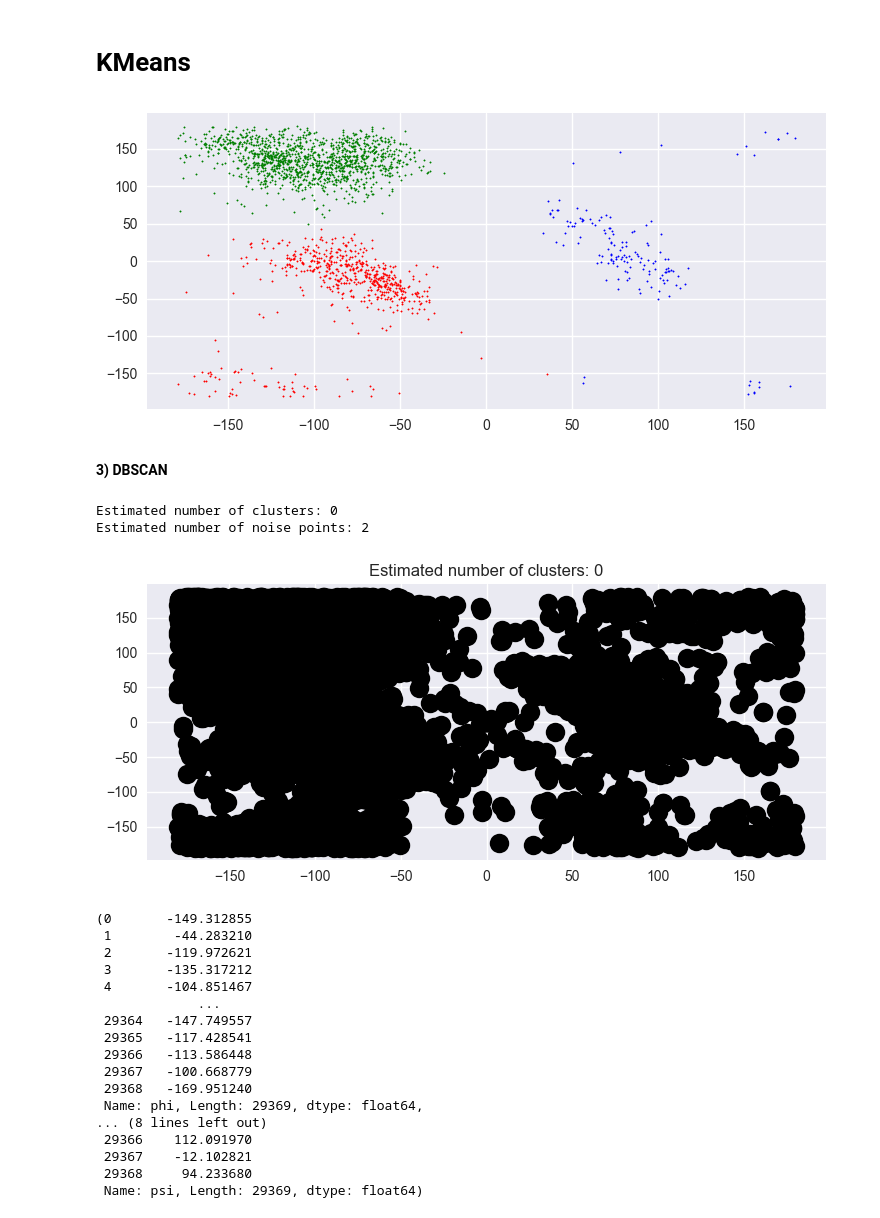
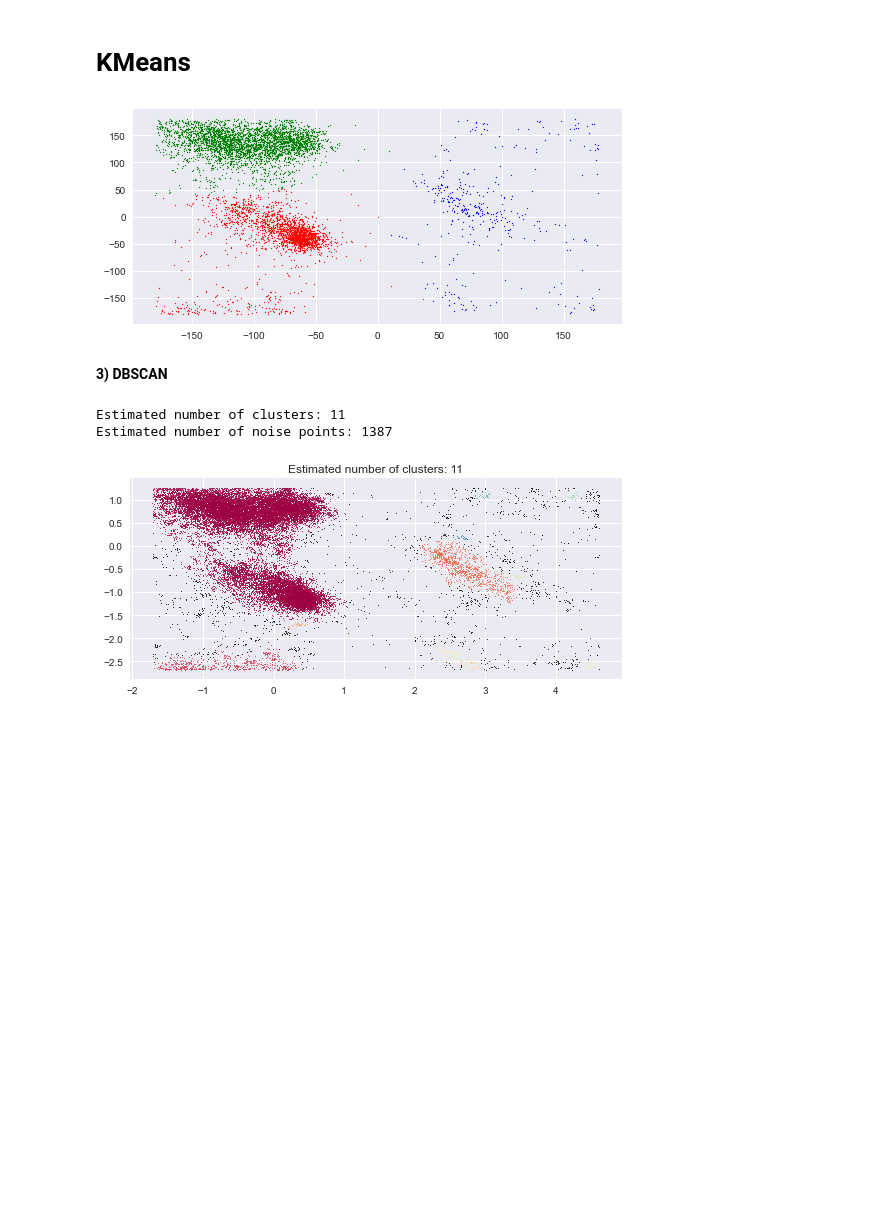
Before and after one commit to Niclindm/DAT405, a Jupyter notebook: Weekly assignment 3/Assigment3.ipynb, the cells around one changed output. Drawn from its saved outputs; the diff is of its cells as text; code cells hidden in the pictures; blank space fills up the shorter version.

Commit message:
dbscan

```diff
--- a/Weekly assignment 3/Assigment3.ipynb
+++ b/Weekly assignment 3/Assigment3.ipynb
@@ -35,17 +38,18 @@ kmeans = KMeans(n_clusters=3).fit_predict(X)
 zipped = zip(xy_vals, kmeans)
 colors = 'rgbmyck'
 
-for xy, index in list(zipped)[0:2000]:
+for xy, index in list(zipped)[0::5]:
     plt.scatter(xy[0], xy[1], s=1, c=colors[index])
 
 plt.show()
 # %% [output]
-[figure, old version]
+[figure, new version]
 # %% [markdown]
 **3) DBSCAN**
 # %%
 # computing the DBSCAN
-db = DBSCAN(eps=2, min_samples=2,).fit(X)
+X = StandardScaler().fit_transform(X)
+db = DBSCAN(eps=0.1, min_samples=20,).fit(X)
 core_samples_mask = np.zeros_like(db.labels_, dtype=bool)
 core_samples_mask[db.core_sample_indices_] = True
 labels = db.labels_
@@ -57,63 +61,33 @@ n_noise_ = list(labels).count(-1)
 print('Estimated number of clusters: %d' % n_clusters_)
 print('Estimated number of noise points: %d' % n_noise_)
 # %% [output]
-Estimated number of clusters: 0
-Estimated number of noise points: 2
+Estimated number of clusters: 11
+Estimated number of noise points: 1387
 # %%
 unique_labels = set(labels)
 core_samples_mask = np.zeros_like(labels, dtype=bool)
 core_samples_mask[db.core_sample_indices_] = True
 
 colors = [plt.cm.Spectral(each) for each in np.linspace(0, 1, len(unique_labels))]
 for k, col in zip(unique_labels, colors):
     if k == -1:
         # Black used for noise.
         col = [0, 0, 0, 1]
 
     class_member_mask = labels == k
 
-    xy = X
-    plt.plot(
-        xy[0],
-        xy[1],
-        "o",
-        markerfacecolor=tuple(col),
-        markeredgecolor="k",
-        markersize=14,
-    )
+    xy = X[class_member_mask & core_samples_mask]
+    plt.plot(xy[:, 0], xy[:, 1], 'o', markerfacecolor=tuple(col),
+             markeredgecolor='k', markersize=1)
 
-    xy = X
-    plt.plot(
-        xy[0],
-        xy[1],
-        "o",
-        markerfacecolor=tuple(col),
-        markeredgecolor="k",
-        markersize=6,
-    )
+    xy = X[class_member_mask & ~core_samples_mask]
+    plt.plot(xy[:, 0], xy[:, 1], 'o', markerfacecolor=tuple(col),
+             markeredgecolor='k', markersize=1)
 
 plt.title(f"Estimated number of clusters: {n_clusters_}")
 plt.show()
-X
 # %% [output]
-[figure, old version]
+[figure, new version]
-(0       -149.312855
- 1        -44.283210
- 2       -119.972621
- 3       -135.317212
- 4       -104.851467
-             ...
- 29364   -147.749557
- 29365   -117.428541
- 29366   -113.586448
- 29367   -100.668779
- 29368   -169.951240
- Name: phi, Length: 29369, dtype: float64,
-... (8 lines left out)
- 29366    112.091970
- 29367    -12.102821
- 29368     94.233680
- Name: psi, Length: 29369, dtype: float64)
 # %%
 neigh = NearestNeighbors(n_neighbors=2)
 nbrs = neigh.fit(X)
```
Also changed, not shown: parts of 2 cells of this notebook.
